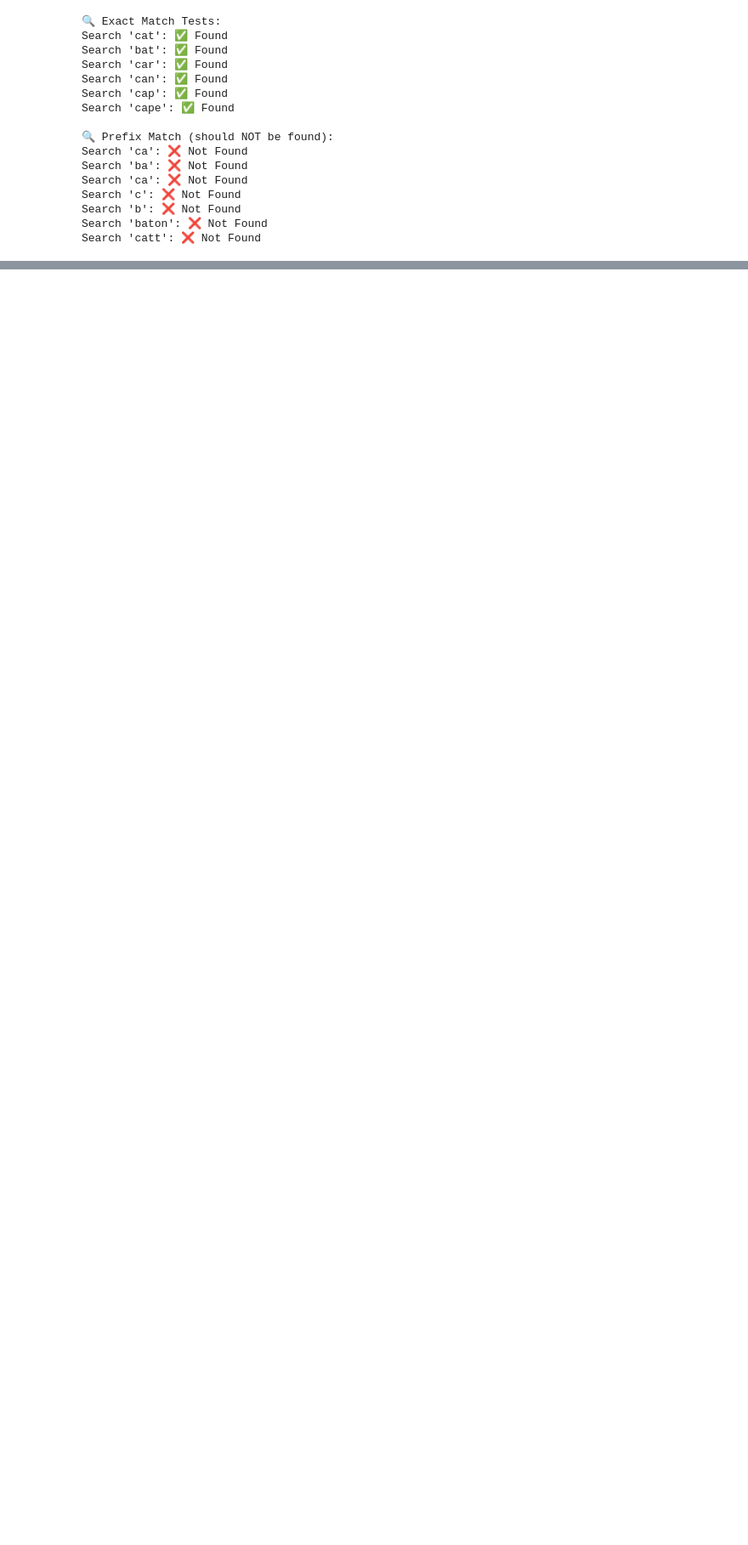
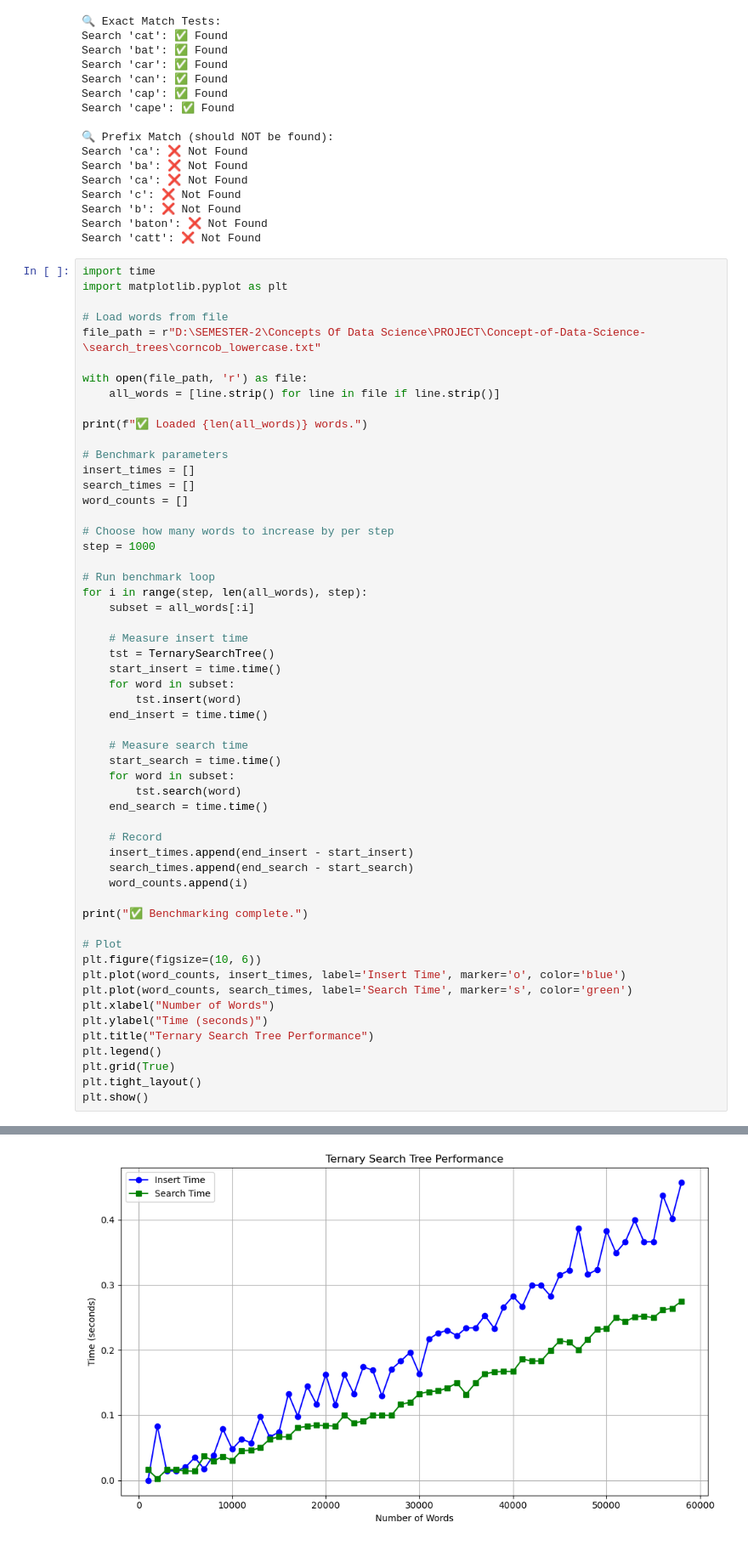
Before and after one commit to RAVI-TJ/Concept-of-Data-Science-, a Jupyter notebook: ternary-search-tree-project.ipynb, the cells around one changed output, grey strips where cells are left out. Shown: that part at 85% size. Saved outputs shown, nothing was run; the diff lists cells and outputs as text; blank space fills up the shorter version.

Commit message:
Wroked on Corncob Txt file , Ploted graph for Ternary Search tree perfomance , Done Benchmarking

```diff
--- a/ternary-search-tree-project.ipynb
+++ b/ternary-search-tree-project.ipynb
@@ -148,3 +148,59 @@ Search 'c': ❌ Not Found
 Search 'b': ❌ Not Found
 Search 'baton': ❌ Not Found
 Search 'catt': ❌ Not Found
+# %%
+import time
+import matplotlib.pyplot as plt
+
+# Load words from file
+file_path = r"D:\SEMESTER-2\Concepts Of Data Science\PROJECT\Concept-of-Data-Science-\search_trees\corncob_lowercase.txt"
+
+with open(file_path, 'r') as file:
+    all_words = [line.strip() for line in file if line.strip()]
+
+print(f"✅ Loaded {len(all_words)} words.")
+
+# Benchmark parameters
+insert_times = []
+search_times = []
+word_counts = []
+
+# Choose how many words to increase by per step
+step = 1000
+
+# Run benchmark loop
+for i in range(step, len(all_words), step):
+    subset = all_words[:i]
+
+    # Measure insert time
+    tst = TernarySearchTree()
+    start_insert = time.time()
+    for word in subset:
+        tst.insert(word)
+    end_insert = time.time()
+
+    # Measure search time
+    start_search = time.time()
+    for word in subset:
+        tst.search(word)
+    end_search = time.time()
+
+    # Record
+    insert_times.append(end_insert - start_insert)
+    search_times.append(end_search - start_search)
+    word_counts.append(i)
+
+print("✅ Benchmarking complete.")
+
+# Plot
+plt.figure(figsize=(10, 6))
+plt.plot(word_counts, insert_times, label='Insert Time', marker='o', color='blue')
+plt.plot(word_counts, search_times, label='Search Time', marker='s', color='green')
+plt.xlabel("Number of Words")
+plt.ylabel("Time (seconds)")
+plt.title("Ternary Search Tree Performance")
+plt.legend()
+plt.grid(True)
+plt.tight_layout()
+plt.show()
+# %% [output]
@@ -150,0 +209 @@ Search 'catt': ❌ Not Found
+[figure, added]
```
Also changed, not shown: parts of 1 cell of this notebook, 1 other file.
